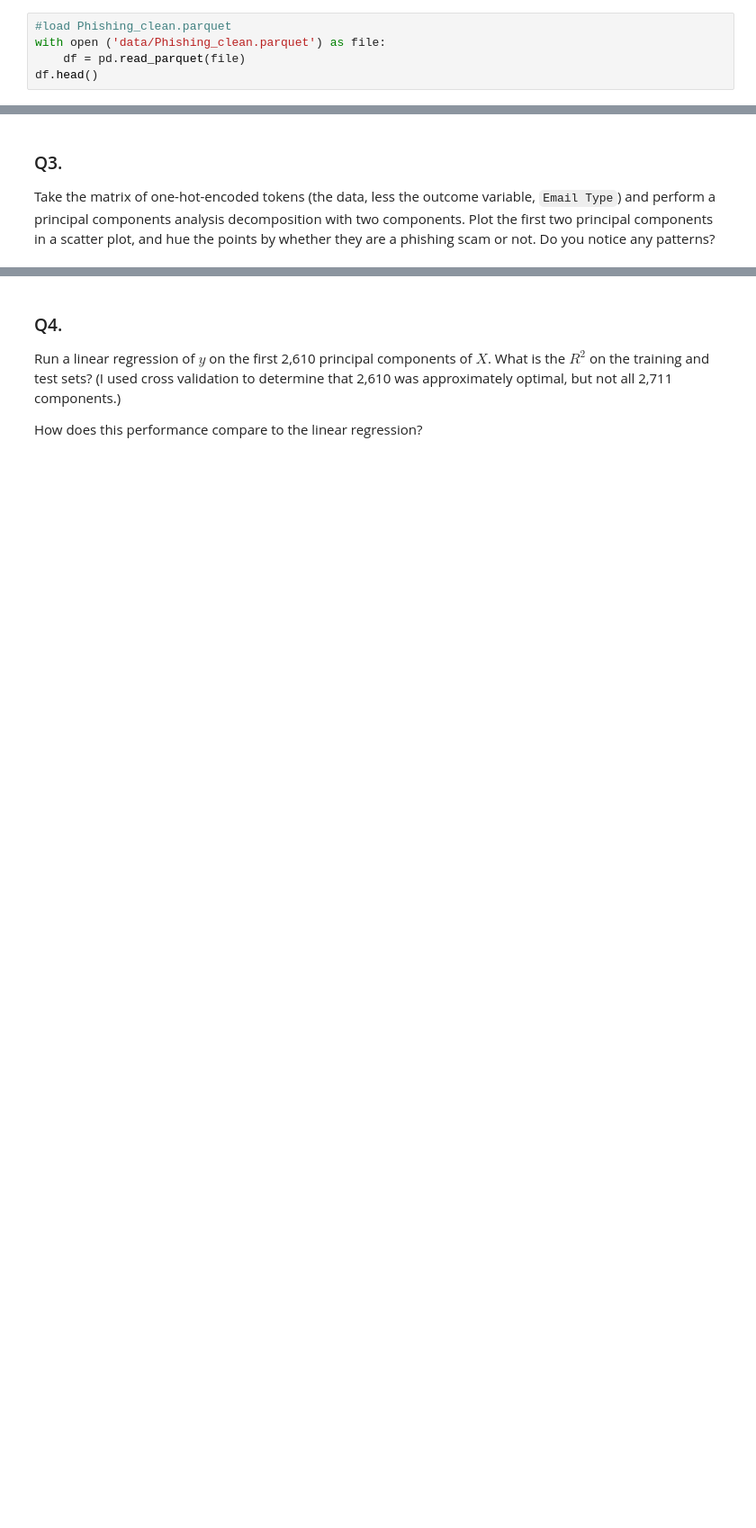
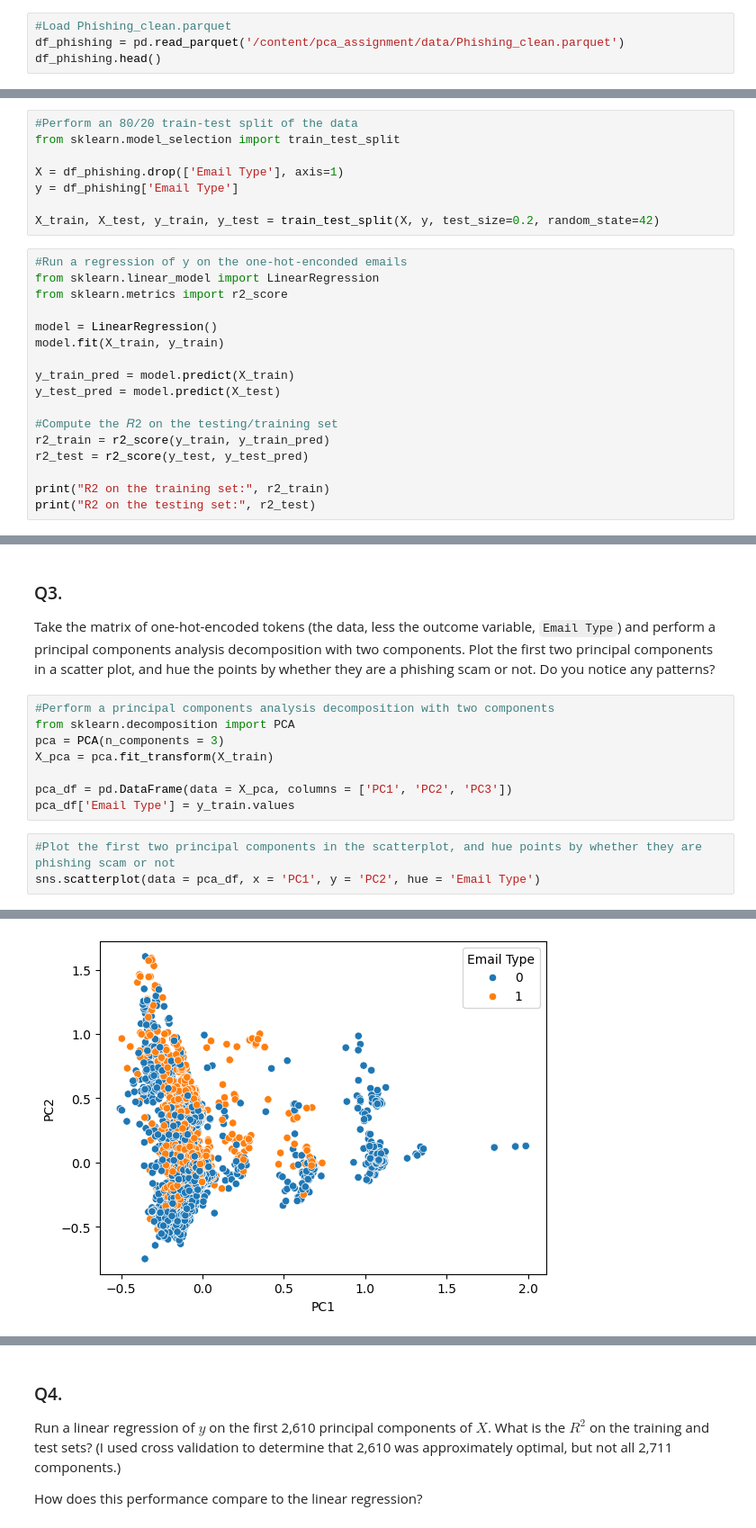
Before and after one commit to annieedmonds/pca_assignment, a Jupyter notebook: assignment.ipynb, the cells around one changed output, grey strips where cells are left out. Shown at 90% size. Drawn from its saved outputs; the diff is of its cells as text; blank space fills up the shorter version.

```diff
--- a/assignment.ipynb
+++ b/assignment.ipynb
@@ -38,8 +63,7 @@ Load `Phishing_clean.parquet`. This is the text from the e-mails broken into the
 2. Run a regression of $y$ on the one-hot-encoded emails. What is the $R^2$ on the test set? On the training set?
 3. What words have the largest coefficients in absolute value and most strongly influence predictions?
 # %%
-#load Phishing_clean.parquet
-with open ('data/Phishing_clean.parquet') as file:
-    df = pd.read_parquet(file)
-df.head()
+#Load Phishing_clean.parquet
+df_phishing = pd.read_parquet('/content/pca_assignment/data/Phishing_clean.parquet')
+df_phishing.head()
 # %% [output]
@@ -46,0 +77,25 @@ FileNotFoundError: [Errno 2] No such file or directory: 'data/Phishing_clean.par
+# %%
+#Perform an 80/20 train-test split of the data
+from sklearn.model_selection import train_test_split
+
+X = df_phishing.drop(['Email Type'], axis=1)
+y = df_phishing['Email Type']
+
+X_train, X_test, y_train, y_test = train_test_split(X, y, test_size=0.2, random_state=42)
+# %%
+#Run a regression of y on the one-hot-enconded emails
+from sklearn.linear_model import LinearRegression
+from sklearn.metrics import r2_score
+
+model = LinearRegression()
+model.fit(X_train, y_train)
+
+y_train_pred = model.predict(X_train)
+y_test_pred = model.predict(X_test)
+
+#Compute the 𝑅2 on the testing/training set
+r2_train = r2_score(y_train, y_train_pred)
+r2_test = r2_score(y_test, y_test_pred)
+
+print("R2 on the training set:", r2_train)
+print("R2 on the testing set:", r2_test)
@@ -48,3 +108,15 @@ FileNotFoundError: [Errno 2] No such file or directory: 'data/Phishing_clean.par
 ### Q3.
 
 Take the matrix of one-hot-encoded tokens (the data, less the outcome variable, `Email Type`) and perform a principal components analysis decomposition with two components. Plot the first two principal components in a scatter plot, and hue the points by whether they are a phishing scam or not. Do you notice any patterns?
+# %%
+#Perform a principal components analysis decomposition with two components
+from sklearn.decomposition import PCA
+pca = PCA(n_components = 3)
+X_pca = pca.fit_transform(X_train)
+
+pca_df = pd.DataFrame(data = X_pca, columns = ['PC1', 'PC2', 'PC3'])
+pca_df['Email Type'] = y_train.values
+# %%
+#Plot the first two principal components in the scatterplot, and hue points by whether they are phishing scam or not
+sns.scatterplot(data = pca_df, x = 'PC1', y = 'PC2', hue = 'Email Type')
+# %% [output]
@@ -50,0 +124 @@ Take the matrix of one-hot-encoded tokens (the data, less the outcome variable,
+[figure, added]
```
Also changed, not shown: parts of 14 cells of this notebook.
